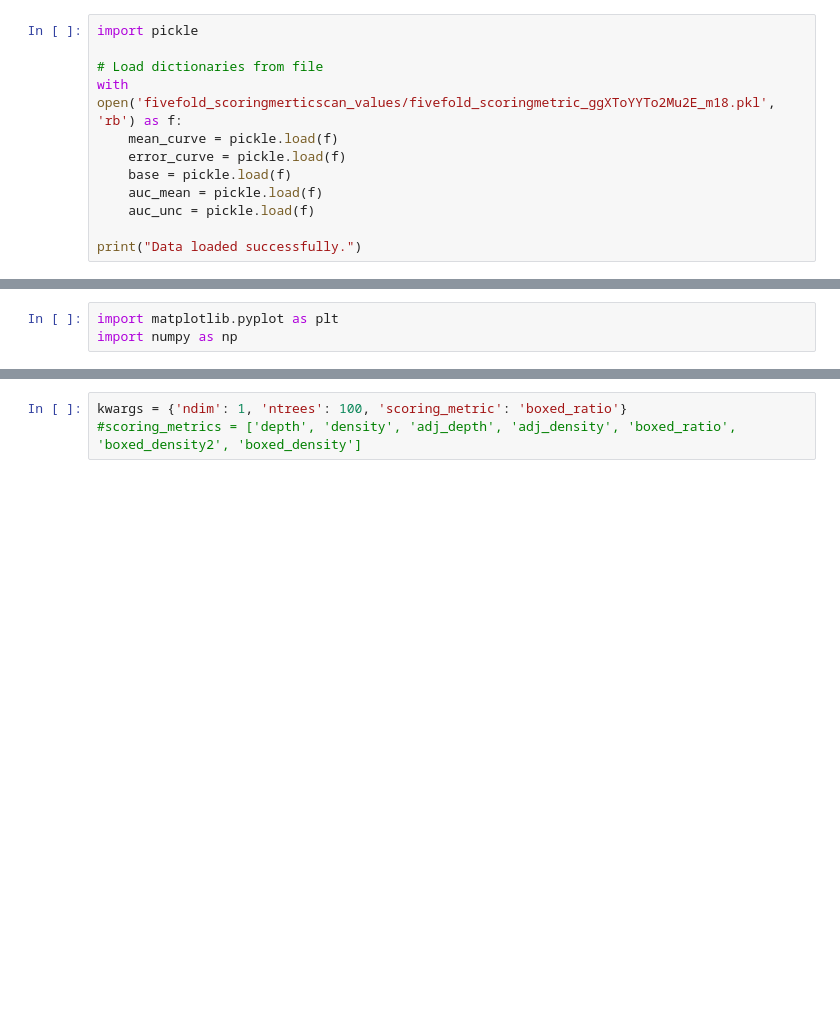
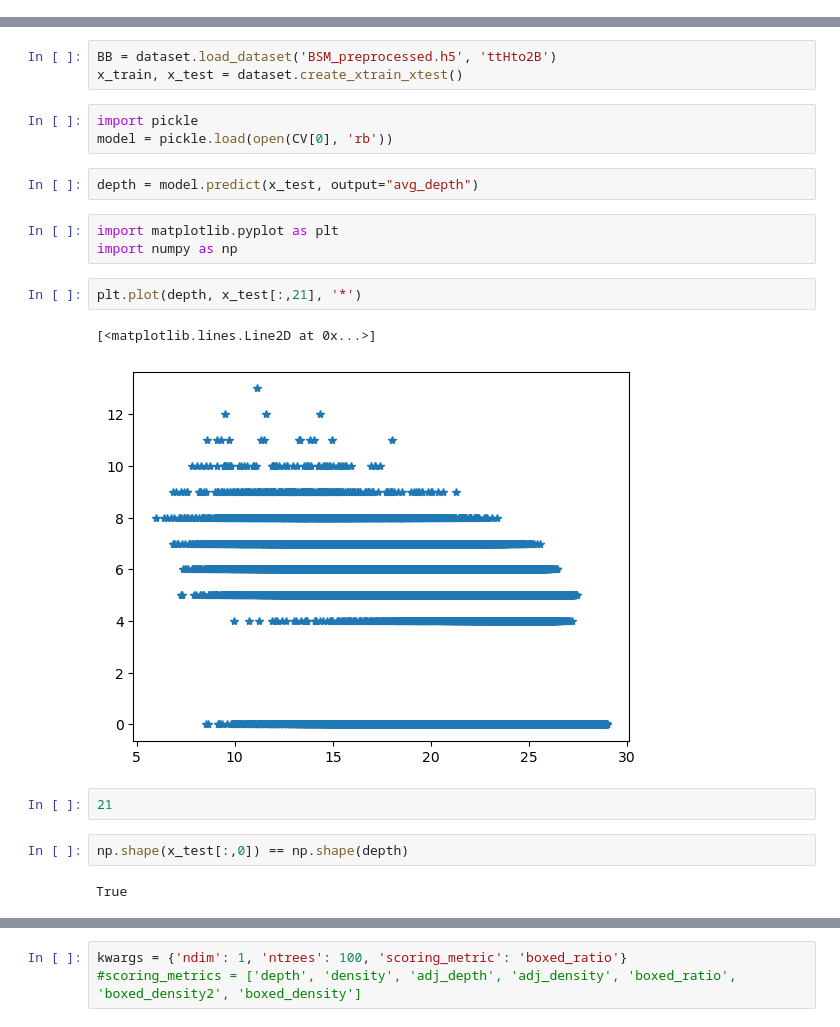
Before and after one commit to jprendi/thesis, a Jupyter notebook: playground2.ipynb, the cells around one changed output, grey strips where cells are left out. Cells and saved outputs as stored; diff of their text form; blank space fills up the shorter version.

```diff
--- a/playground2.ipynb
+++ b/playground2.ipynb
@@ -64,12 +7,0 @@ Data saved successfully.
-# %%
-import pickle
-
-# Load dictionaries from file
-with open('fivefold_scoringmerticscan_values/fivefold_scoringmetric_ggXToYYTo2Mu2E_m18.pkl', 'rb') as f:
-    mean_curve = pickle.load(f)
-    error_curve = pickle.load(f)
-    base = pickle.load(f)
-    auc_mean = pickle.load(f)
-    auc_unc = pickle.load(f)
-
-print("Data loaded successfully.")
@@ -82,3 +8,22 @@ for idx, score in enumerate(scoring_metrics):
+# %%
+BB = dataset.load_dataset('BSM_preprocessed.h5', 'ttHto2B')
+x_train, x_test = dataset.create_xtrain_xtest()
+# %%
+import pickle
+model = pickle.load(open(CV[0], 'rb'))
+# %%
+depth = model.predict(x_test, output="avg_depth")
 # %%
 import matplotlib.pyplot as plt
 import numpy as np
+# %%
+plt.plot(depth, x_test[:,21], '*')
+# %% [output]
+[<matplotlib.lines.Line2D at 0x...>]
+[figure, added]
+# %%
+21
+# %%
+np.shape(x_test[:,0]) == np.shape(depth)
+# %% [output]
+True
```
Also changed, not shown: parts of 39 cells of this notebook.
